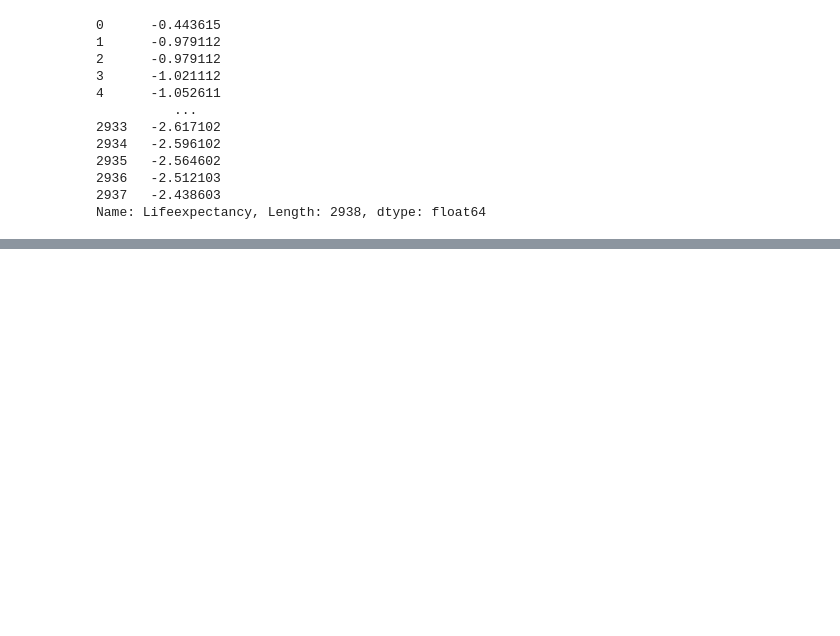
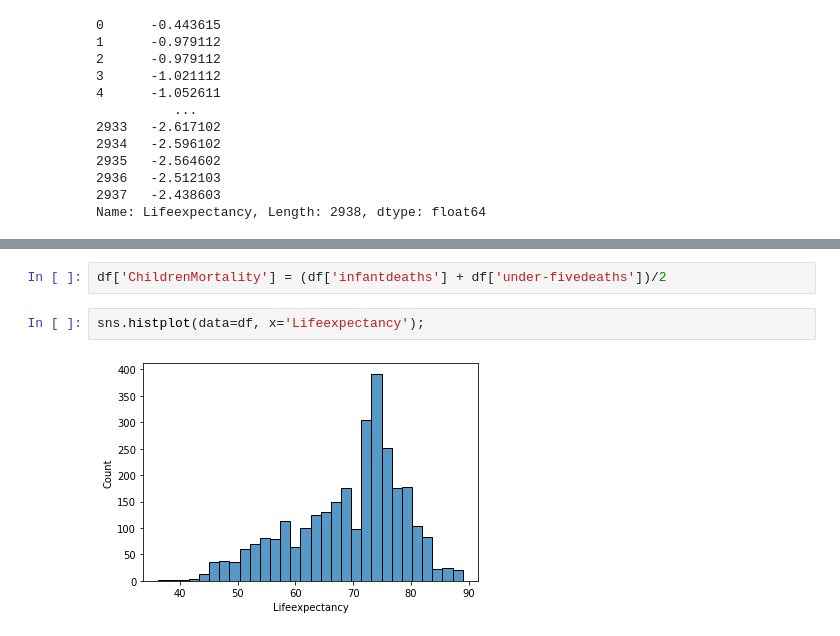
Before and after one commit to divanov137/Life_expectancy, a Jupyter notebook: life_expectancy_causal_analysis.ipynb, the cells around one changed output, grey strips where cells are left out. Cells and saved outputs as stored; diff of their text form; blank space fills up the shorter version.

```diff
--- a/life_expectancy_causal_analysis.ipynb
+++ b/life_expectancy_causal_analysis.ipynb
@@ -178,0 +311,6 @@ def find_correlation(var1, var2, *args):
+# %%
+df['ChildrenMortality'] = (df['infantdeaths'] + df['under-fivedeaths'])/2
+# %%
+sns.histplot(data=df, x='Lifeexpectancy');
+# %% [output]
+[figure, added]
```
Also changed, not shown: parts of 38 cells of this notebook.
